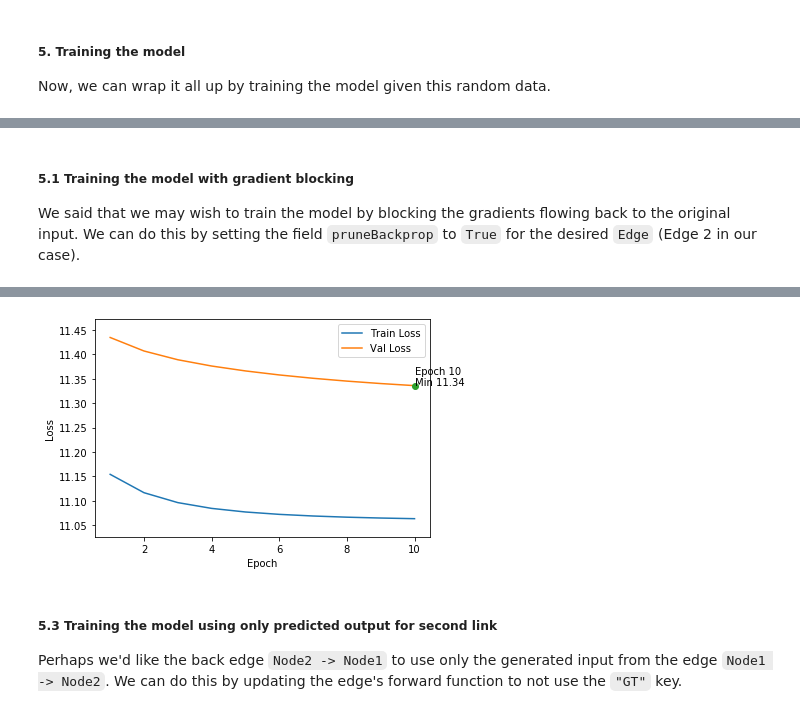
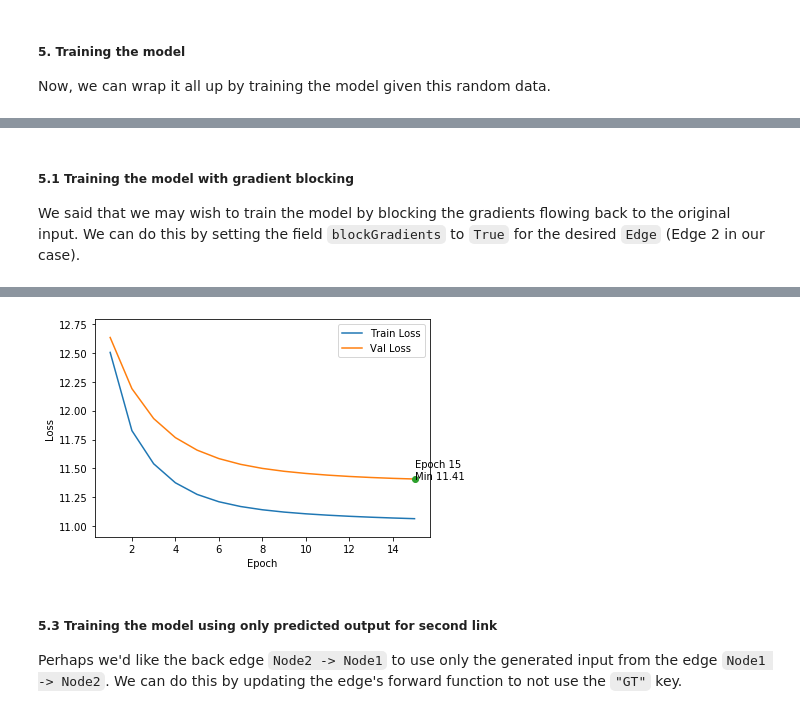
Before and after one commit to ishitsuka-hikaru/neural-wrappers, a Jupyter notebook: examples/tutorials/3-Graph.ipynb, the cells around one changed output, grey strips where cells are left out. Drawn from its saved outputs; the diff is of its cells as text; code cells hidden in the pictures.

```diff
--- a/examples/tutorials/3-Graph.ipynb
+++ b/examples/tutorials/3-Graph.ipynb
@@ -55,17 +55,14 @@ tr.backends.cudnn.deterministic = True
 tr.backends.cudnn.benchmark = False
 
 class Model(NeuralNetworkPyTorch):
-    def __init__(self, dIn, dOut, dMiddle=3, activationFn=lambda x : x):
+    def __init__(self, dIn, dOut, activationFn=lambda x : x):
         super().__init__()
-        self.fc1 = nn.Linear(in_features=dIn, out_features=dMiddle)
-        self.fc2 = nn.Linear(in_features=dMiddle, out_features=dOut)
+        self.fc1 = nn.Linear(in_features=dIn, out_features=dOut)
         self.activationFn = activationFn
-        self.setCriterion(lambda y, t : ((y - t)**2).mean())
 
     def forward(self, x):
-        y1 = F.relu(self.fc1(x))
-        y2 = self.activationFn(self.fc2(y1))
-        return y2
+        y1 = self.activationFn(self.fc1(x))
+        return y1
 
 class MyNode(Node):
     def __init__(self, name, groundTruthKey, numFeatures):
@@ -76,7 +73,9 @@ class MyNode(Node):
         return Model(dIn=self.numFeatures, dOut=10, activationFn=F.relu)
 
     def getDecoder(self, inputNodeType=None):
-        return Model(dIn=10, dOut=self.numFeatures)
+        model = Model(dIn=10, dOut=self.numFeatures)
+        model.setCriterion(lambda y, t : ((y - t)**2).mean())
+        return model
 
 node1 = MyNode("Node1", "node1_gt", 5)
 node2 = MyNode("Node2", "node2_gt", 7)
@@ -207,14 +212,16 @@ Epoch 10. Improvement (Loss) from 11.50 to 11.46
 # %% [markdown]
 ##### 5.1 Training the model with gradient blocking
 
-We said that we may wish to train the model by blocking the gradients flowing back to the original input. We can do this by setting the field `pruneBackprop` to `True` for the desired `Edge` (Edge 2 in our case).
+We said that we may wish to train the model by blocking the gradients flowing back to the original input. We can do this by setting the field `blockGradients` to `True` for the desired `Edge` (Edge 2 in our case).
 # %%
+tr.manual_seed(42)
+
 trainGenerator, trainNumSteps, valGenerator, valNumSteps = getGenerators(reader, miniBatchSize=20)
-
-edge2_prune = Edge(node2, node1, pruneBackprop=True)
-graph = Graph([edge1, edge2_prune])
+edge1 = Edge(node1, node2)
+edge2_block = Edge(node2, node1, blockGradients=True)
+graph = Graph([edge1, edge2_block])
 graph.setOptimizer(optim.SGD, lr=0.01)
 graph.addCallbacks([SaveModels("best"), PlotMetrics(["Loss"], ["min"])])
 
-graph.train_generator(trainGenerator, trainNumSteps, 10, valGenerator, valNumSteps, printMessage=False)
+graph.train_generator(trainGenerator, trainNumSteps, 15, valGenerator, valNumSteps, printMessage=False)
 # %% [output]
@@ -231,4 +243,4 @@ Epoch 10. Improvement (Loss) from 11.34 to 11.34
-[figure, old version]
+[figure, new version]
 # %% [markdown]
 ##### 5.3 Training the model using only predicted output for second link
 
```
Also changed, not shown: parts of 4 cells of this notebook.
